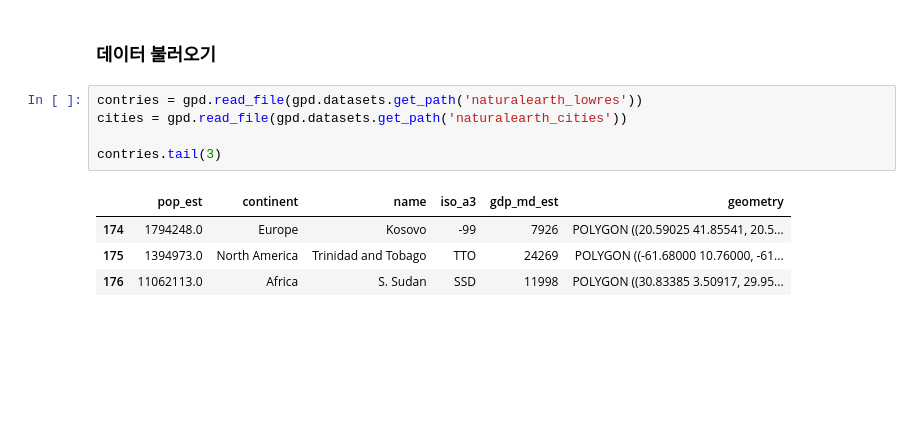
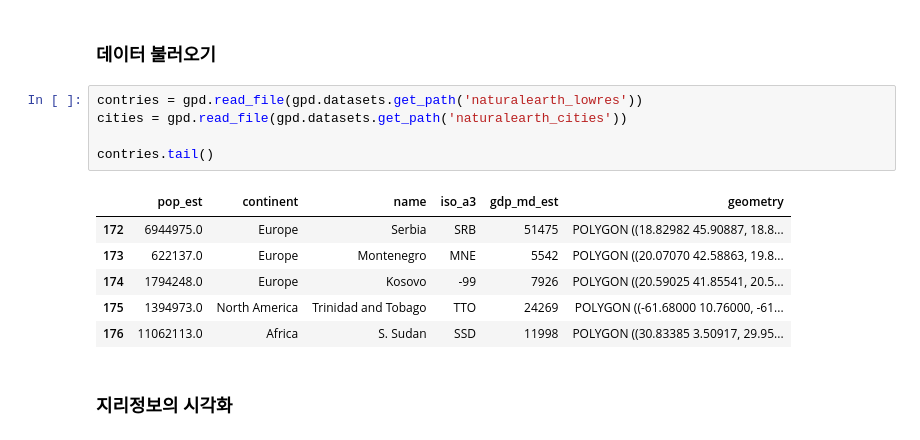
Before and after one commit to chw8207/geopandas, a Jupyter notebook: geopandas&지리정보시각화.ipynb, the cells around one changed output. Cells and saved outputs as stored; diff of their text form; blank space fills up the shorter version.

```diff
--- a/geopandas&지리정보시각화.ipynb
+++ b/geopandas&지리정보시각화.ipynb
@@ -44,10 +44,14 @@ gpd.__version__
 # %%
 contries = gpd.read_file(gpd.datasets.get_path('naturalearth_lowres'))
 cities = gpd.read_file(gpd.datasets.get_path('naturalearth_cities'))
 
-contries.tail(3)
+contries.tail()
 # %% [output]
 |  | pop_est | continent | name | iso_a3 | gdp_md_est | geometry |
+| 172 | 6944975.0 | Europe | Serbia | SRB | 51475 | POLYGON ((18.82982 45.90887, 18.8... |
+| 173 | 622137.0 | Europe | Montenegro | MNE | 5542 | POLYGON ((20.07070 42.58863, 19.8... |
 | 174 | 1794248.0 | Europe | Kosovo | -99 | 7926 | POLYGON ((20.59025 41.85541, 20.5... |
 | 175 | 1394973.0 | North America | Trinidad and Tobago | TTO | 24269 | POLYGON ((-61.68000 10.76000, -61... |
 | 176 | 11062113.0 | Africa | S. Sudan | SSD | 11998 | POLYGON ((30.83385 3.50917, 29.95... |
+# %% [markdown]
+### 지리정보의 시각화
```
Also changed, not shown: parts of 3 cells of this notebook.
